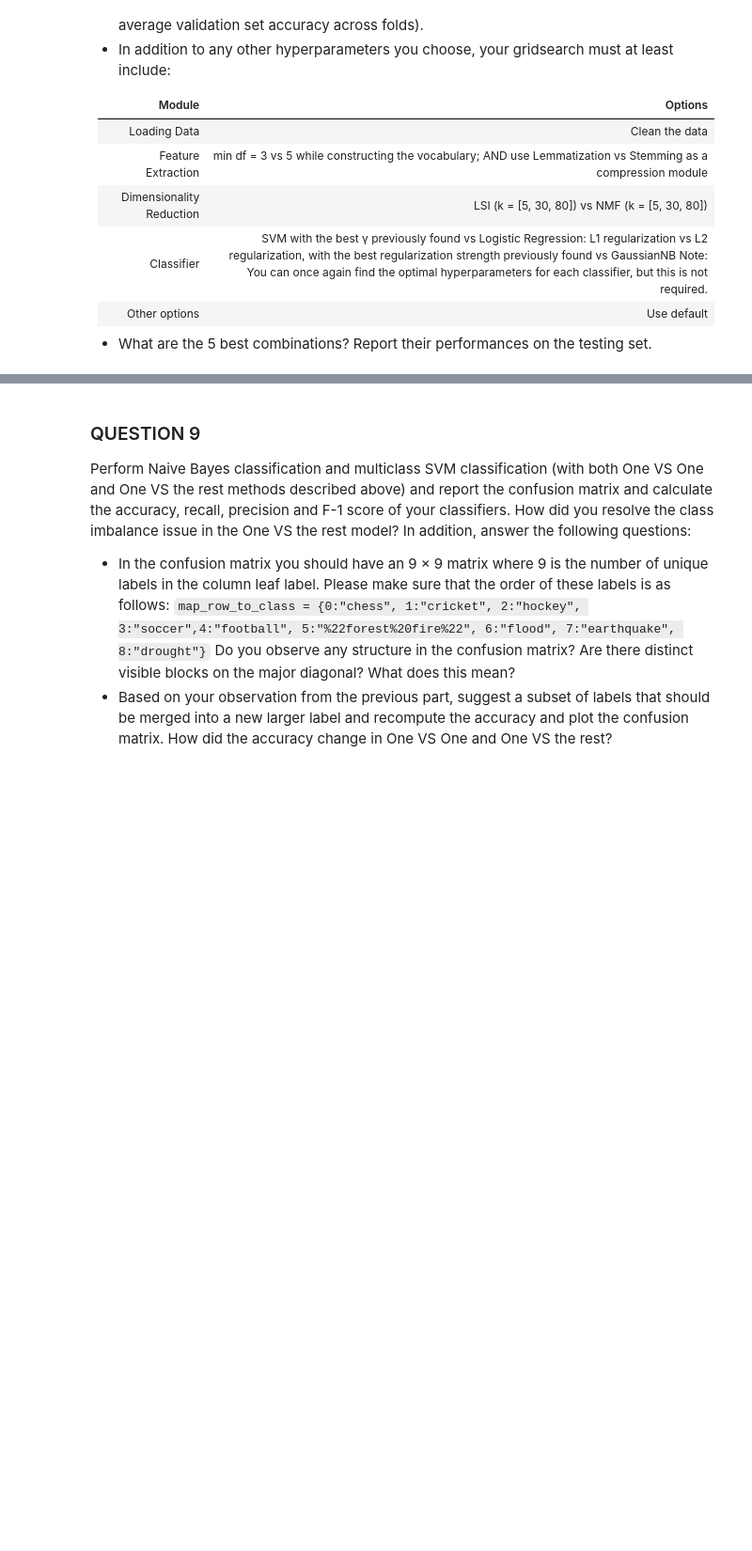
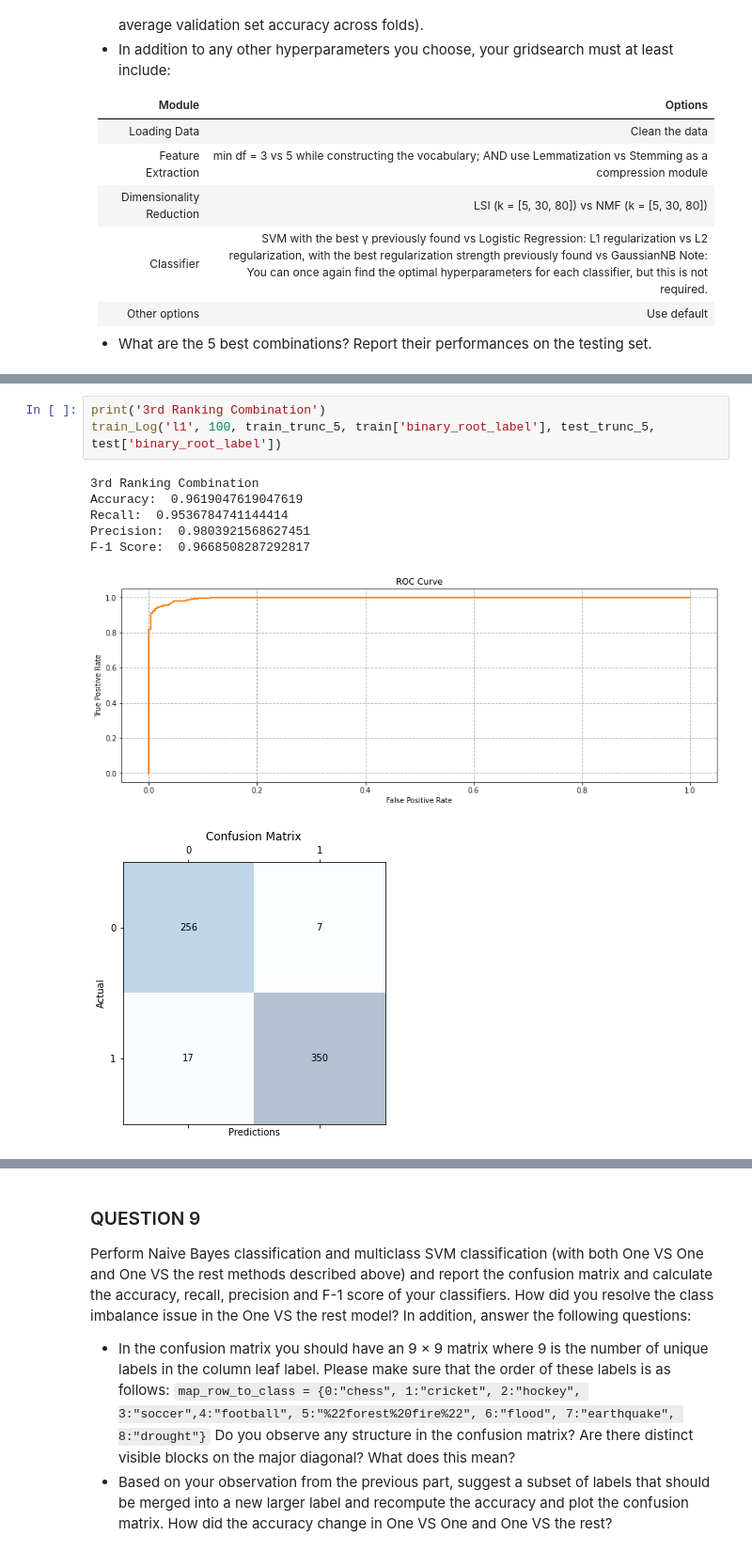
Before and after one commit to stang126/ECE-219-Large-Scale-Data-Mining, a Jupyter notebook: Project 1 Code.ipynb, the cells around one changed output, grey strips where cells are left out. Shown at 94% size. Saved outputs shown, nothing was run; the diff lists cells and outputs as text; blank space fills up the shorter version.

```diff
--- a/Project 1 Code.ipynb
+++ b/Project 1 Code.ipynb
@@ -547,0 +754,11 @@ F-1 Score:  0.900445765230312
+# %%
+print('3rd Ranking Combination')
+train_Log('l1', 100, train_trunc_5, train['binary_root_label'], test_trunc_5, test['binary_root_label'])
+# %% [output]
+3rd Ranking Combination
+Accuracy:  0.9619047619047619
+Recall:  0.9536784741144414
+Precision:  0.9803921568627451
+F-1 Score:  0.9668508287292817
+[figure, added]
+[figure, added]
```
Also changed, not shown: parts of 20 cells of this notebook.
